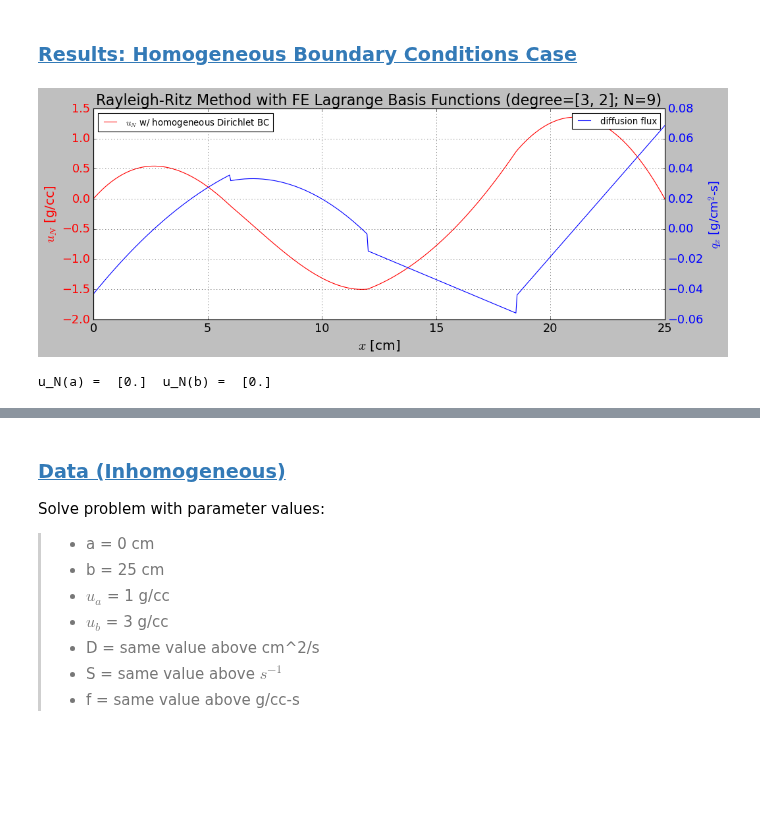
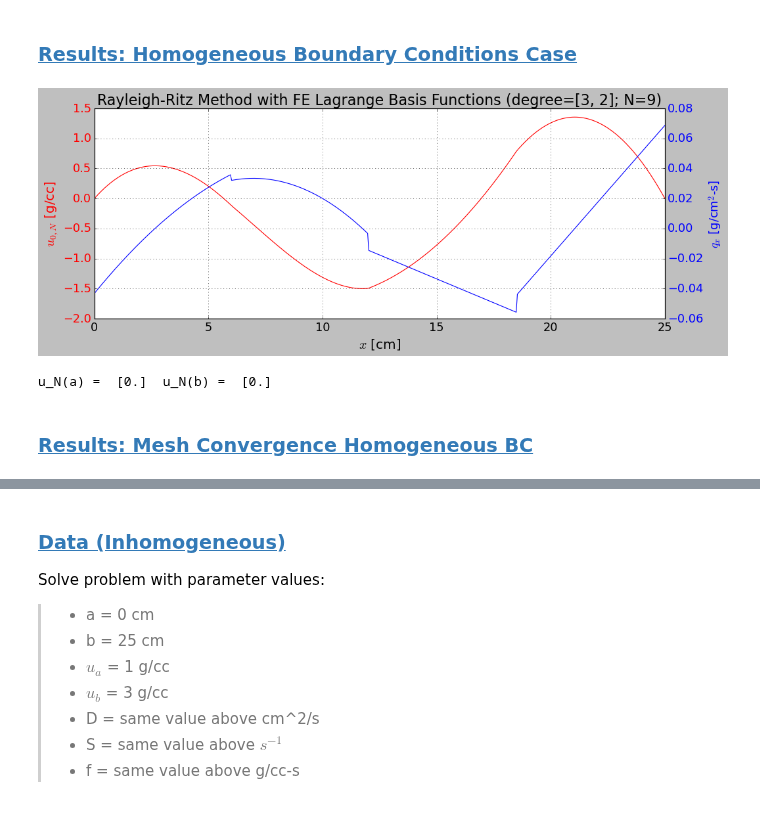
Before and after one commit to dpploy/engy-5330, a Jupyter notebook: notebooks/05b-rayleigh-ritz-fem-lagrange-dirichlet.ipynb, the cells around one changed output, grey strips where cells are left out. Drawn from its saved outputs; the diff is of its cells as text; code cells hidden in the pictures; blank space fills up the shorter version.

Commit message:
Mesh convergence study

```diff
--- a/notebooks/05b-rayleigh-ritz-fem-lagrange-dirichlet.ipynb
+++ b/notebooks/05b-rayleigh-ritz-fem-lagrange-dirichlet.ipynb
@@ -229,3 +255,5 @@ for i, phi_i in enumerate(femlb.basis_func_list):
+# %%
+b_vec = get_b_vec_homogeneous_bc(femlb)
 # %%
 '''Compute optimal coefficient vector'''
 
@@ -233,51 +261,59 @@ c_star_vec = np.linalg.solve(a_mtrx, b_vec)
 # %%
 '''Build the best approximation function in V_N'''
 
-def u_star(x):
+def u_star(x, femlb, c_star_vec):
     return femlb.evaluation_matrix(x)@c_star_vec
 # %%
 '''Build the best approximation function in V_N'''
 
-def u_prime_star(x):
+def u_prime_star(x, femlb, c_star_vec):
     return femlb.evaluation_matrix(x, derivative=True)@c_star_vec
 # %%
 '''Build the best approximation function in V_N'''
 
-def diff_flux_x(x):
-    return -diff_coeff*u_prime_star(x)
+def diff_flux_x(x, femlb, c_star_vec):
+    return -diff_coeff*u_prime_star(x, femlb, c_star_vec)
 # %% [markdown]
 ### [Results: Homogeneous Boundary Conditions Case](#toc)<a id="results-homogeneous"></a>
 # %%
 '''Rayleigh Ritz Method with FEM Lagrange Basis Functions'''
 
-n_pts = 500
-x = np.linspace(x_a, x_b, n_pts)
-u_values = u_star(x)
-diff_flux_x_values = diff_flux_x(x)
+def plot_solution(cases=[(femlb, c_star_vec)], bc='homogeneous'):
+    import matplotlib.pyplot as plt
+    #%matplotlib inline
+    #plt.style.use('dark_background')
+    (fig, ax1) = plt.subplots(1, figsize=(14, 5))
+    ax2 = ax1.twinx()
 
-import matplotlib.pyplot as plt
-#%matplotlib inline
-#plt.style.use('dark_background')
-(fig, ax1) = plt.subplots(1, figsize=(14, 5))
+    n_pts = 500
 
-ax1.plot(x, u_values, 'r-', label=r'$u_N$ w/ homogeneous Dirichlet BC')
-ax1.set_xlabel(r'$x$ [cm]', fontsize=18)
-ax1.set_ylabel(r'$u_N$ [g/cc]', color='red', fontsize=18)
-ax1.tick_params(axis='y', labelcolor='red', labelsize=16)
-ax1.tick_params(axis='x', labelsize=16)
-ax1.legend(loc='upper left', fontsize=12)
-ax1.grid(True)
+    for (case, (femlb, c_star_vec)) in enumerate(cases):
+        x = np.linspace(x_a, x_b, n_pts)
+        u_values = u_star(x, femlb, c_star_vec)
+        diff_flux_x_values = diff_flux_x(x, femlb, c_star_vec)
 
-ax2 = ax1.twinx()
-ax2.plot(x, diff_flux_x_values,'-', color='blue', label='diffusion flux')
-ax2.set_ylabel(r"$q_x$ [g/cm$^2$-s]", fontsize=16, color='blue')
-ax2.tick_params(axis='y', labelcolor='blue', labelsize=16)
-ax2.legend(loc='upper right', fontsize=12)
+        ax1.plot(x, u_values, 'r-')#, label=r'$u_{N_0}$: mesh '+str(case))
+        ax1.set_xlabel(r'$x$ [cm]', fontsize=18)
+        if bc=='homogeneous':
+            ax1.set_ylabel(r'$u_{0,N}$ [g/cc]', color='red', fontsize=18)
+        else:
+            ax1.set_ylabel(r'$u_{N}$ [g/cc]', color='red', fontsize=18)
+        ax1.tick_params(axis='y', labelcolor='red', labelsize=16)
+        ax1.tick_params(axis='x', labelsize=16)
+        #ax1.legend(loc='upper left', fontsize=12)
+        ax1.grid(True)
 
-plt.title(r'Rayleigh-Ritz Method with FE Lagrange Basis Functions (degree='+str(degree)+'; N='+str(len(femlb.basis_func_list))+')', fontsize=20)
-plt.show()
+        ax2.plot(x, diff_flux_x_values,'-', color='blue')#, label=r'$q_x$: mesh '+str(case))
+        ax2.set_ylabel(r"$q_x$ [g/cm$^2$-s]", fontsize=16, color='blue')
+        ax2.tick_params(axis='y', labelcolor='blue', labelsize=16)
+        #ax2.legend(loc='upper right', fontsize=12)
+
+    plt.title(r'Rayleigh-Ritz Method with FE Lagrange Basis Functions (degree='+str(degree)+'; N='+str(len(femlb.basis_func_list))+')', fontsize=20)
+    plt.show()
-# %% [output]
-[figure, removed]
+# %%
+plot_solution()
+# %% [output]
+[figure, added]
 # %%
 '''Rayleigh-Ritz solution evaluated at the boundaries'''
 
@@ -286,2 +322,4 @@ print('u_N(a) = ',u_star(x_a), ' u_N(b) = ',u_star(x_b))
 # %% [output]
 u_N(a) =  [0.]  u_N(b) =  [0.]
+# %% [markdown]
+### [Results: Mesh Convergence Homogeneous BC](#toc)<a id="results-homogeneous-mesh-convergence"></a>
```
Also changed, not shown: parts of 29 cells of this notebook, 3 other files.
